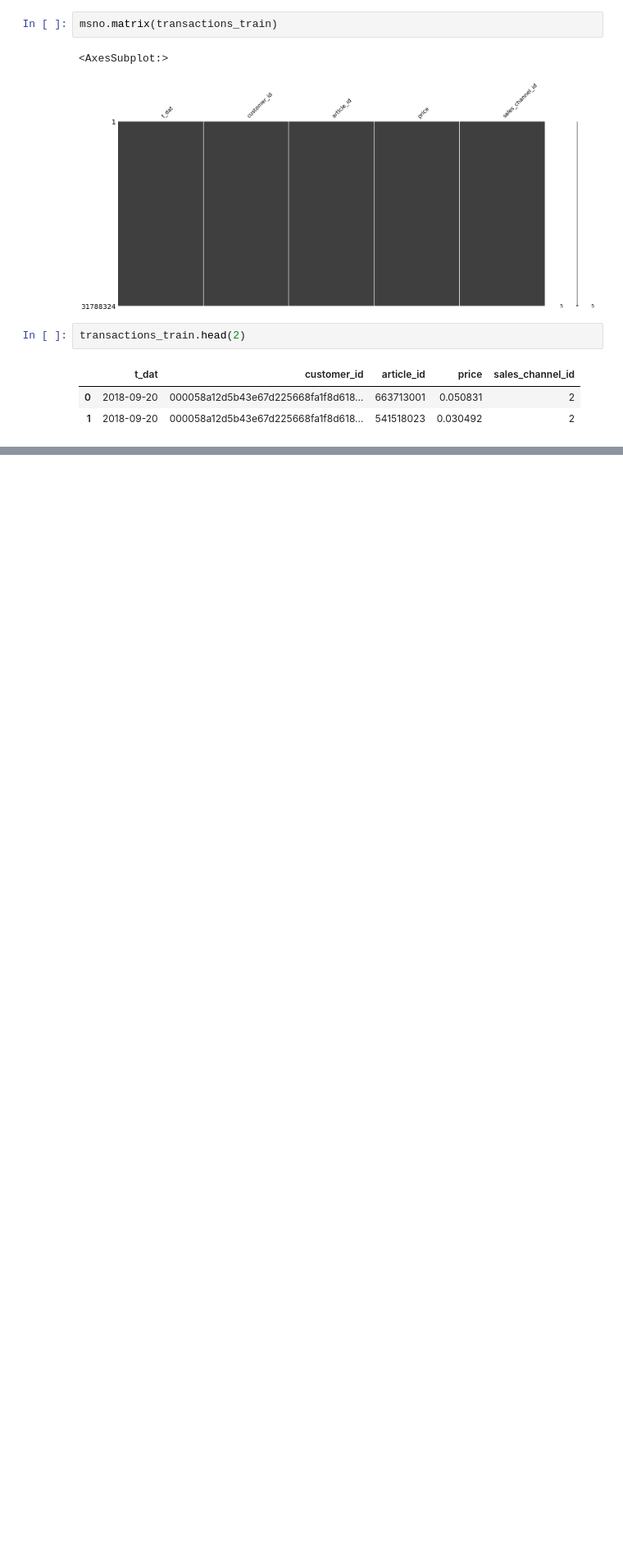
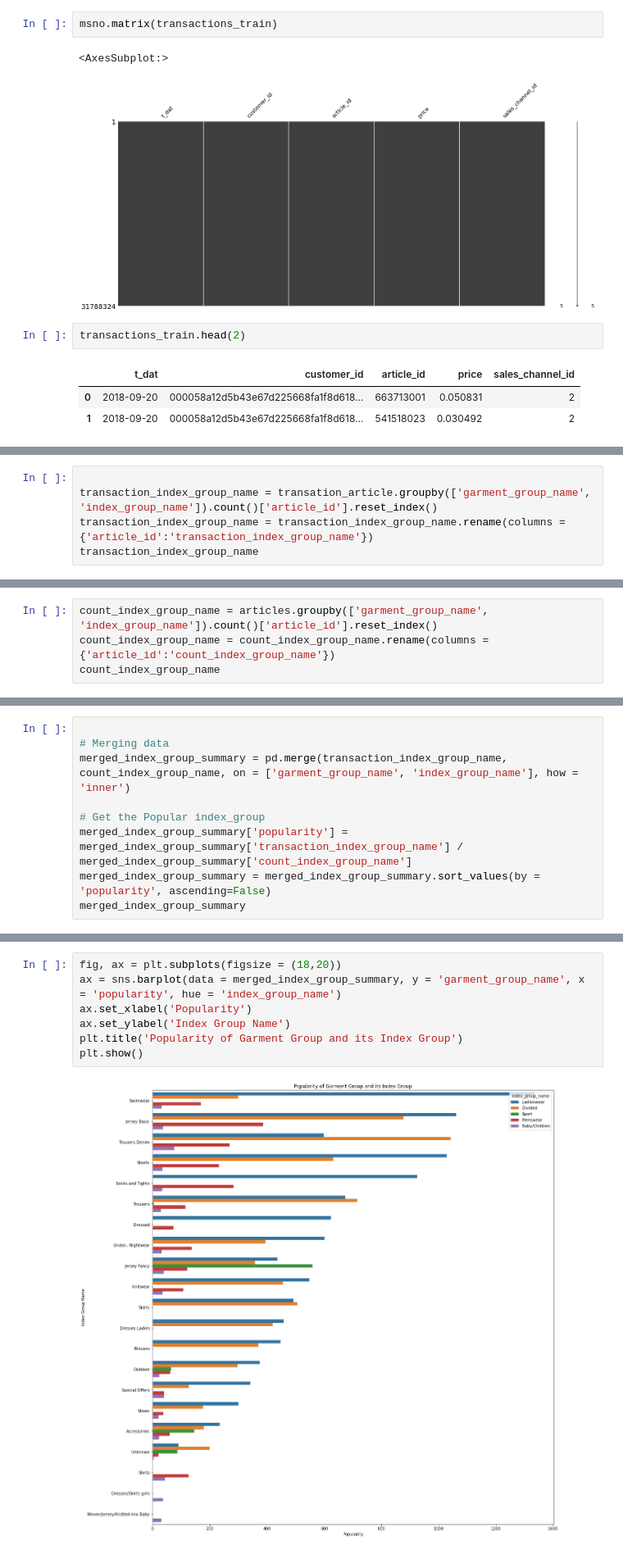
Before and after one commit to xper100/kagglestudy, a Jupyter notebook: H&M Personalized Recommendation/H&M Analysis.ipynb, the cells around one changed output, grey strips where cells are left out. Shown at 82% size. Saved outputs shown, nothing was run; the diff lists cells and outputs as text; blank space fills up the shorter version.

```diff
--- a/H&M Personalized Recommendation/H&M Analysis.ipynb
+++ b/H&M Personalized Recommendation/H&M Analysis.ipynb
@@ -248,0 +358,5 @@ transactions_train.head(2)
+# %%
+
+transaction_index_group_name = transation_article.groupby(['garment_group_name', 'index_group_name']).count()['article_id'].reset_index()
+transaction_index_group_name = transaction_index_group_name.rename(columns = {'article_id':'transaction_index_group_name'})
+transaction_index_group_name
@@ -248,0 +377,4 @@ transactions_train.head(2)
+# %%
+count_index_group_name = articles.groupby(['garment_group_name', 'index_group_name']).count()['article_id'].reset_index()
+count_index_group_name = count_index_group_name.rename(columns = {'article_id':'count_index_group_name'})
+count_index_group_name
@@ -248,0 +395,9 @@ transactions_train.head(2)
+# %%
+
+# Merging data
+merged_index_group_summary = pd.merge(transaction_index_group_name, count_index_group_name, on = ['garment_group_name', 'index_group_name'], how = 'inner')
+
+# Get the Popular index_group
+merged_index_group_summary['popularity'] = merged_index_group_summary['transaction_index_group_name'] / merged_index_group_summary['count_index_group_name']
+merged_index_group_summary = merged_index_group_summary.sort_values(by = 'popularity', ascending=False)
+merged_index_group_summary
@@ -248,0 +418,9 @@ transactions_train.head(2)
+# %%
+fig, ax = plt.subplots(figsize = (18,20))
+ax = sns.barplot(data = merged_index_group_summary, y = 'garment_group_name', x = 'popularity', hue = 'index_group_name')
+ax.set_xlabel('Popularity')
+ax.set_ylabel('Index Group Name')
+plt.title('Popularity of Garment Group and its Index Group')
+plt.show()
+# %% [output]
+[figure, added]
```
Also changed, not shown: parts of 23 cells of this notebook, 2 other files.
